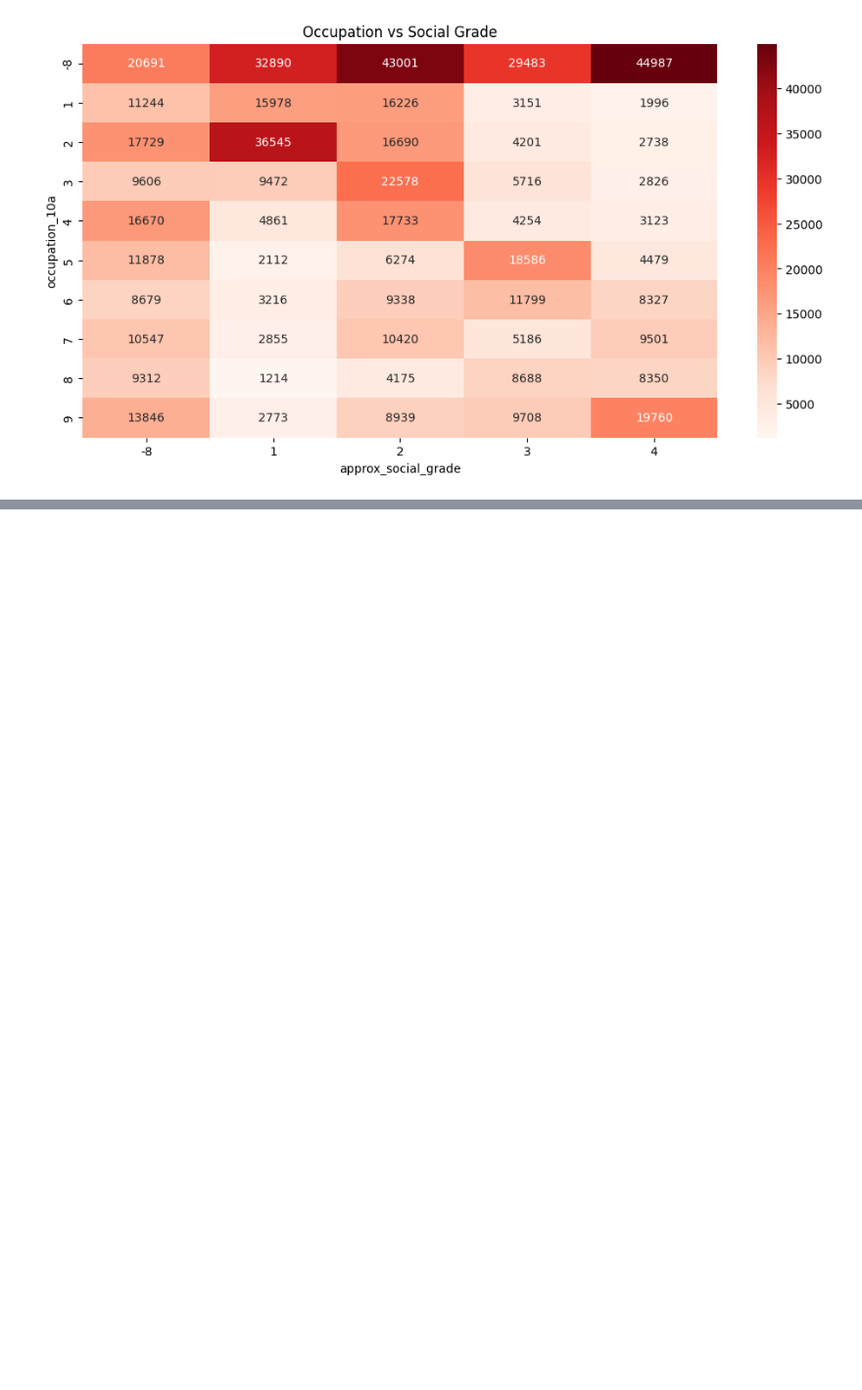
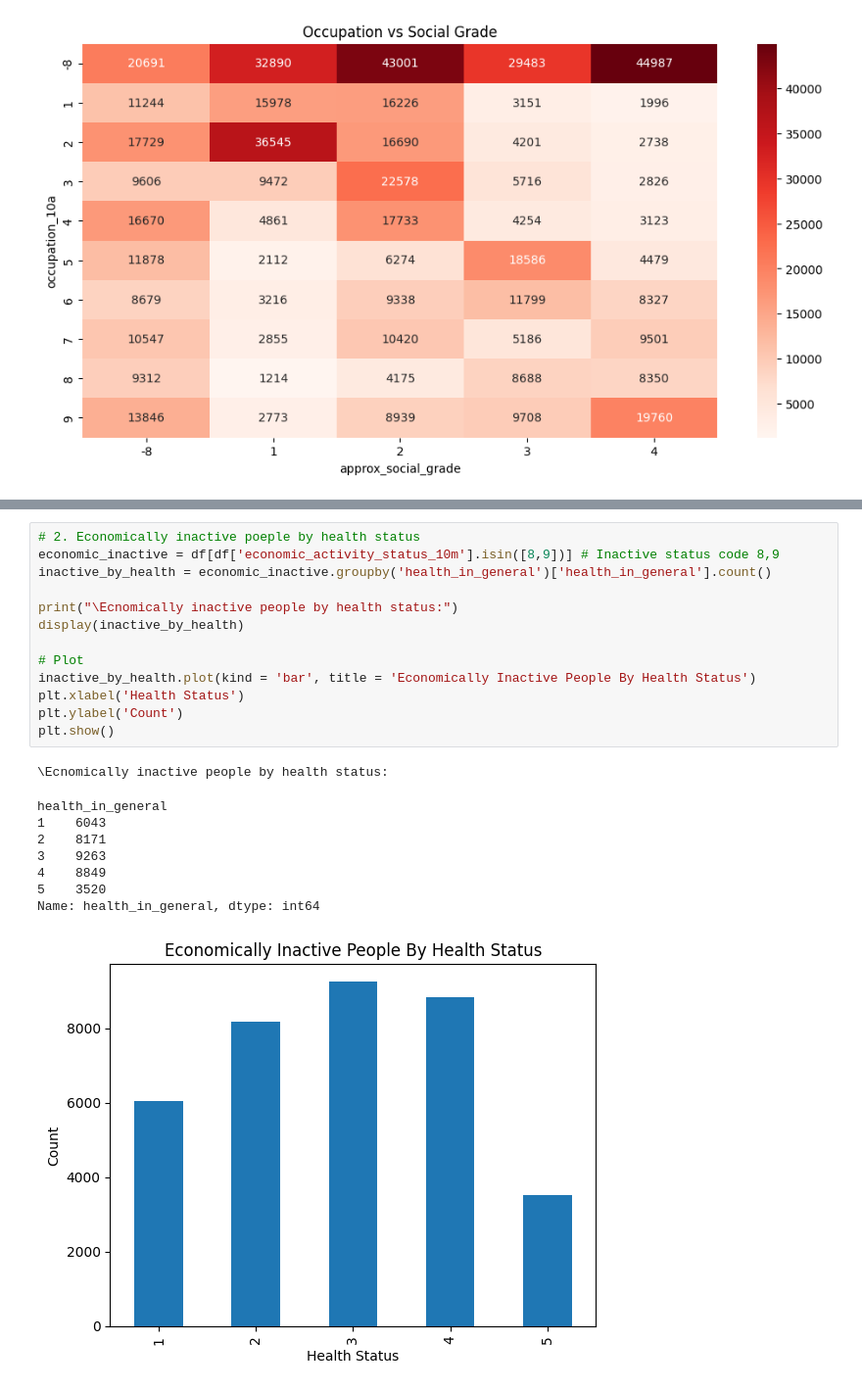
Before and after one commit to het106/Python-p2, a Jupyter notebook: notebooks/census2021.ipynb, the cells around one changed output, grey strips where cells are left out. Shown: that part at 98% size. Drawn from its saved outputs; the diff is of its cells as text; blank space fills up the shorter version.

```diff
--- a/notebooks/census2021.ipynb
+++ b/notebooks/census2021.ipynb
@@ -112,0 +140,23 @@ plt.show()
+# %%
+# 2. Economically inactive poeple by health status
+economic_inactive = df[df['economic_activity_status_10m'].isin([8,9])] # Inactive status code 8,9
+inactive_by_health = economic_inactive.groupby('health_in_general')['health_in_general'].count()
+
+print("\Ecnomically inactive people by health status:")
+display(inactive_by_health)
+
+# Plot
+inactive_by_health.plot(kind = 'bar', title = 'Economically Inactive People By Health Status')
+plt.xlabel('Health Status')
+plt.ylabel('Count')
+plt.show()
+# %% [output]
+\Ecnomically inactive people by health status:
+health_in_general
+1    6043
+2    8171
+3    9263
+4    8849
+5    3520
+Name: health_in_general, dtype: int64
+[figure, added]
```
Also changed, not shown: parts of 3 cells of this notebook.
